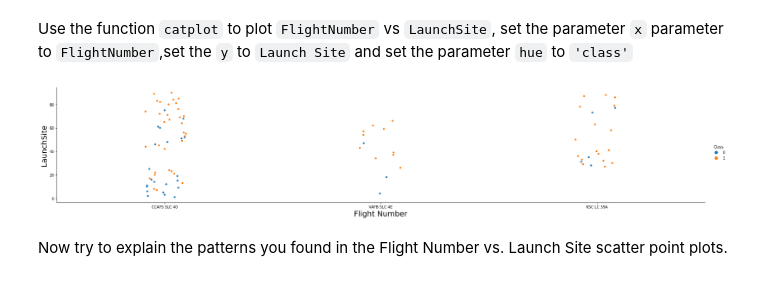
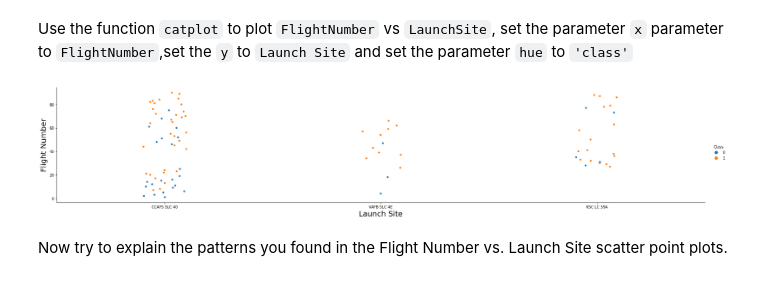
Before and after one commit to sabacoursera/IBM-Capstone-Project, a Jupyter notebook: Exploratory using pandas and marplot.ipynb, the cells around one changed output. Cells and saved outputs as stored; diff of their text form; code cells hidden in the pictures.

```diff
--- a/Exploratory using pandas and marplot.ipynb
+++ b/Exploratory using pandas and marplot.ipynb
@@ -87,11 +87,11 @@ Use the function <code>catplot</code> to plot <code>FlightNumber</code> vs <code
 # %%
 # Plot a scatter point chart with x axis to be Flight Number and y axis to be the launch site, and hue to be the class value
 sns.catplot(y="FlightNumber",x="LaunchSite",hue='Class',data=df, aspect=5)
-plt.xlabel("Flight Number",fontsize=20)
-plt.ylabel("LaunchSite",fontsize=20)
+plt.xlabel("Launch Site",fontsize=20)
+plt.ylabel("Flight Number",fontsize=20)
 plt.show()
 # %% [output]
-[figure, old version]
+[figure, new version]
 # %% [markdown]
 Now try to explain the patterns you found in the Flight Number vs. Launch Site scatter point plots.
 # %% [markdown]
```
Also changed, not shown: parts of 3 cells of this notebook.
